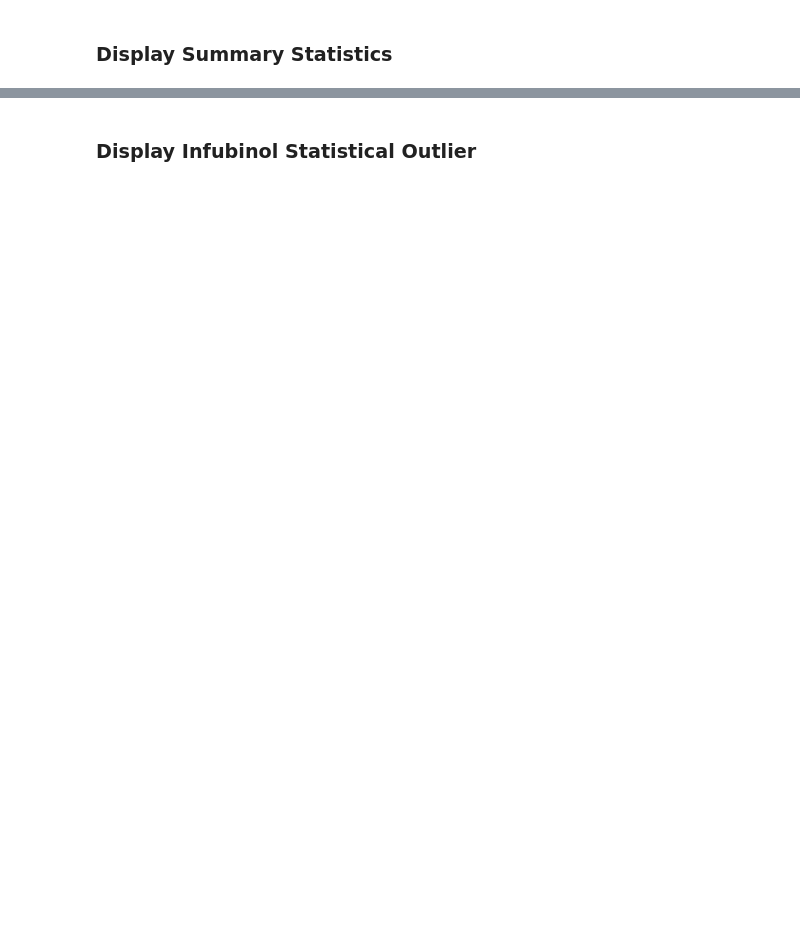
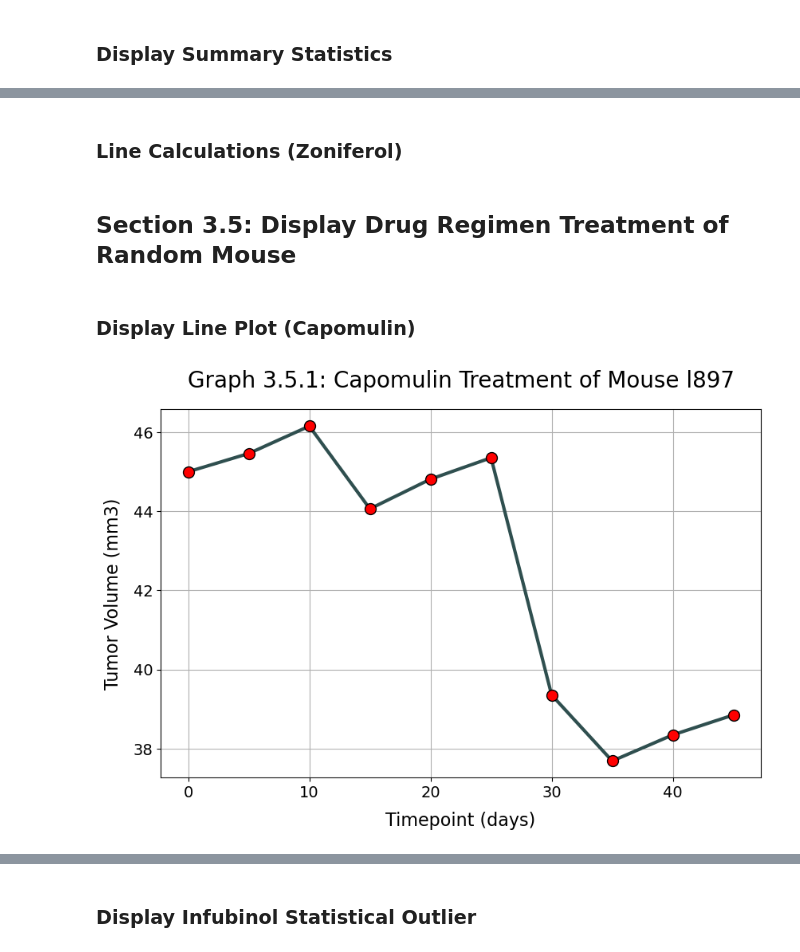
Before and after one commit to njamesgeorge1223/Pharmaceutical-Animal-Study-Analysis-with-Matplotlib, a Jupyter notebook: Pymaceuticals.ipynb, the cells around one changed output, grey strips where cells are left out. Drawn from its saved outputs; the diff is of its cells as text; code cells hidden in the pictures; blank space fills up the shorter version.

```diff
--- a/Pymaceuticals.ipynb
+++ b/Pymaceuticals.ipynb
@@ -772,0 +1003,2 @@ r-squared:   0.7089
+# %% [markdown]
+### **Line Calculations (Zoniferol)**
@@ -772,0 +1023,19 @@ r-squared:   0.7089
+# %% [markdown]
+## **Section 3.5: Display Drug Regimen Treatment of Random Mouse**
+# %% [markdown]
+### **Display Line Plot (Capomulin)**
+# %%
+titleStringVariable \
+    = f'Graph 3.5.1: Capomulin Treatment of Mouse {randomMouseIDCapomulinStringVariable}'
+
+subroutine \
+    .DisplayMatplotlibLineChartFromXYSeries \
+        (capomulinXValuesSeries,
+         capomulinYValuesSeries,
+         'darkslategray',
+         'solid',
+         'Timepoint (days)',
+         'Tumor Volume (mm3)',
+         titleStringVariable)
+# %% [output]
+[figure, added]
```
Also changed, not shown: parts of 394 cells of this notebook, 3 other files.
